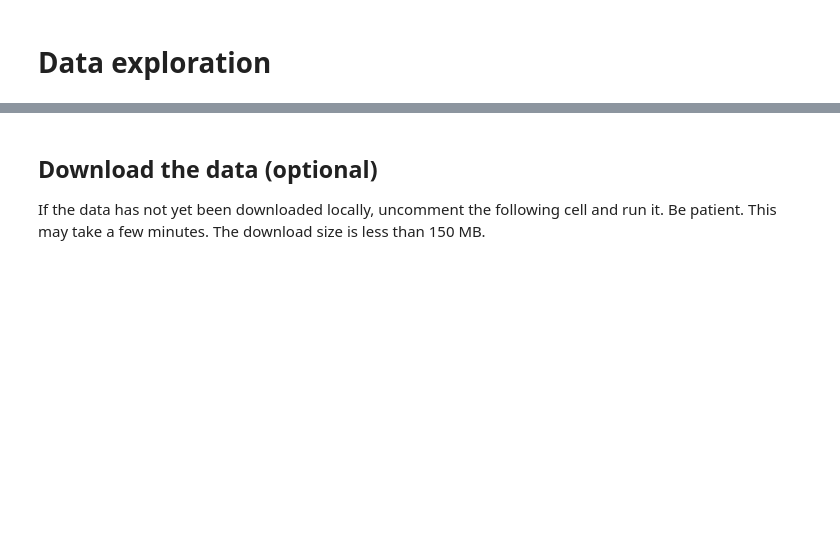
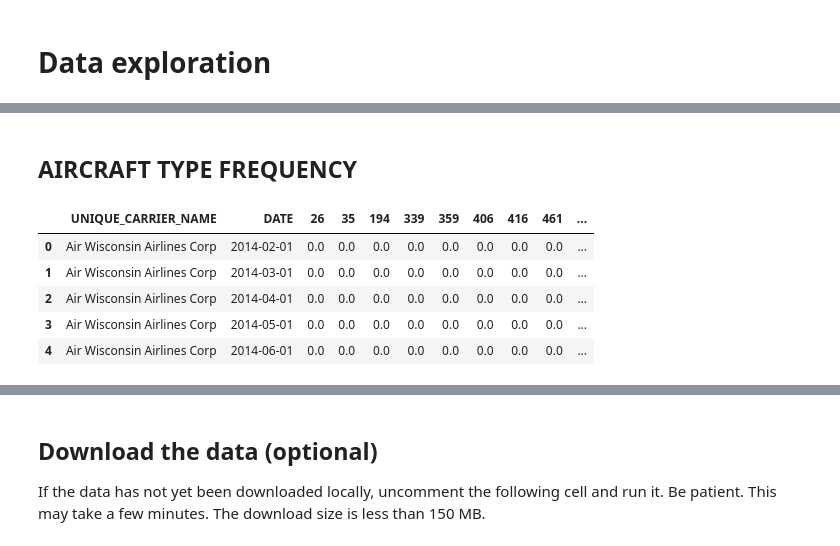
Before and after one commit to alexZajac/airlines_performance, a Jupyter notebook: airlines_performance.ipynb, the cells around one changed output, grey strips where cells are left out. Saved outputs shown, nothing was run; the diff lists cells and outputs as text; code cells hidden in the pictures; blank space fills up the shorter version.

```diff
--- a/airlines_performance.ipynb
+++ b/airlines_performance.ipynb
@@ -152,0 +184,12 @@ from problem import get_data
+# %% [markdown]
+## AIRCRAFT TYPE FREQUENCY
+# %%
+aircraft_type_frequency_df = pd.read_csv('aircraft_type_frequency_features.csv', index_col=0)
+aircraft_type_frequency_df.head()
+# %% [output]
+|  | UNIQUE_CARRIER_NAME | DATE | 26 | 35 | 194 | 339 | 359 | 406 | 416 | 461 | ... |
+| 0 | Air Wisconsin Airlines Corp | 2014-02-01 | 0.0 | 0.0 | 0.0 | 0.0 | 0.0 | 0.0 | 0.0 | 0.0 | ... |
+| 1 | Air Wisconsin Airlines Corp | 2014-03-01 | 0.0 | 0.0 | 0.0 | 0.0 | 0.0 | 0.0 | 0.0 | 0.0 | ... |
+| 2 | Air Wisconsin Airlines Corp | 2014-04-01 | 0.0 | 0.0 | 0.0 | 0.0 | 0.0 | 0.0 | 0.0 | 0.0 | ... |
+| 3 | Air Wisconsin Airlines Corp | 2014-05-01 | 0.0 | 0.0 | 0.0 | 0.0 | 0.0 | 0.0 | 0.0 | 0.0 | ... |
+| 4 | Air Wisconsin Airlines Corp | 2014-06-01 | 0.0 | 0.0 | 0.0 | 0.0 | 0.0 | 0.0 | 0.0 | 0.0 | ... |
```
Also changed, not shown: parts of 22 cells of this notebook.
